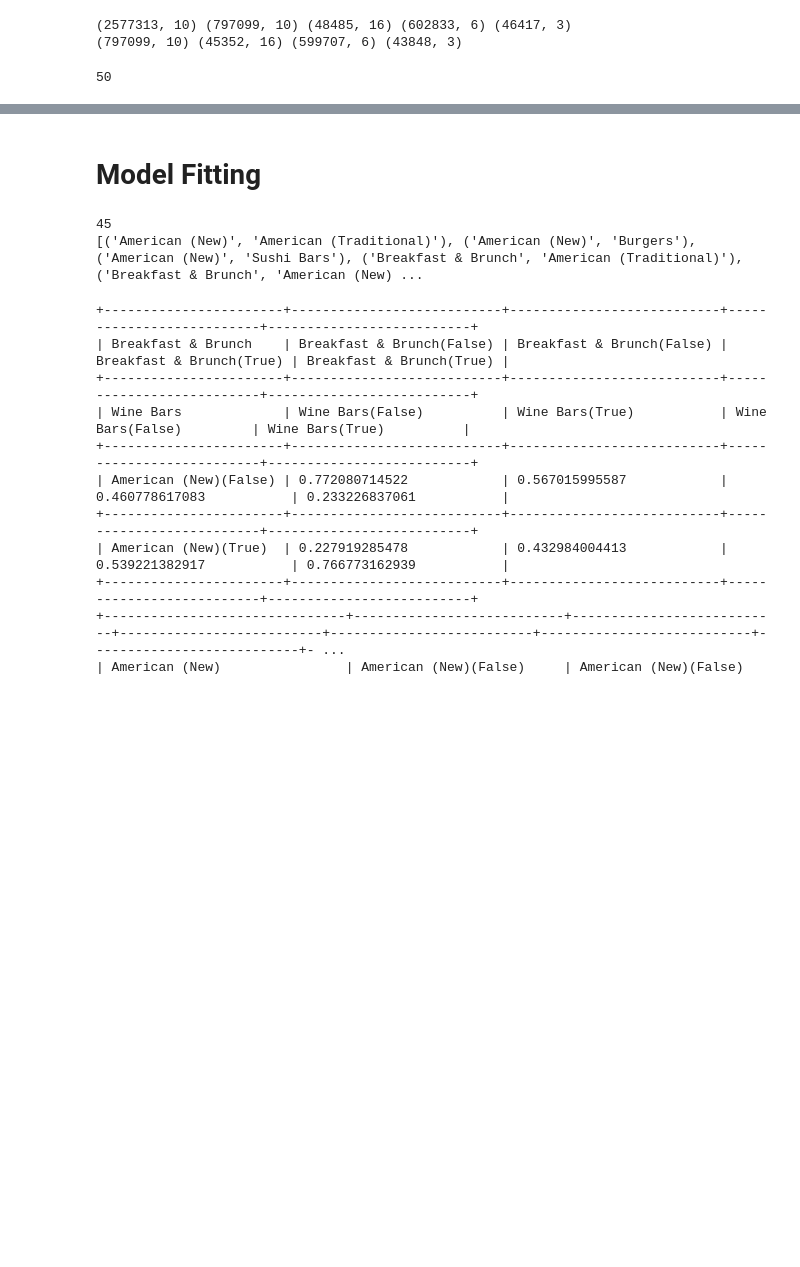
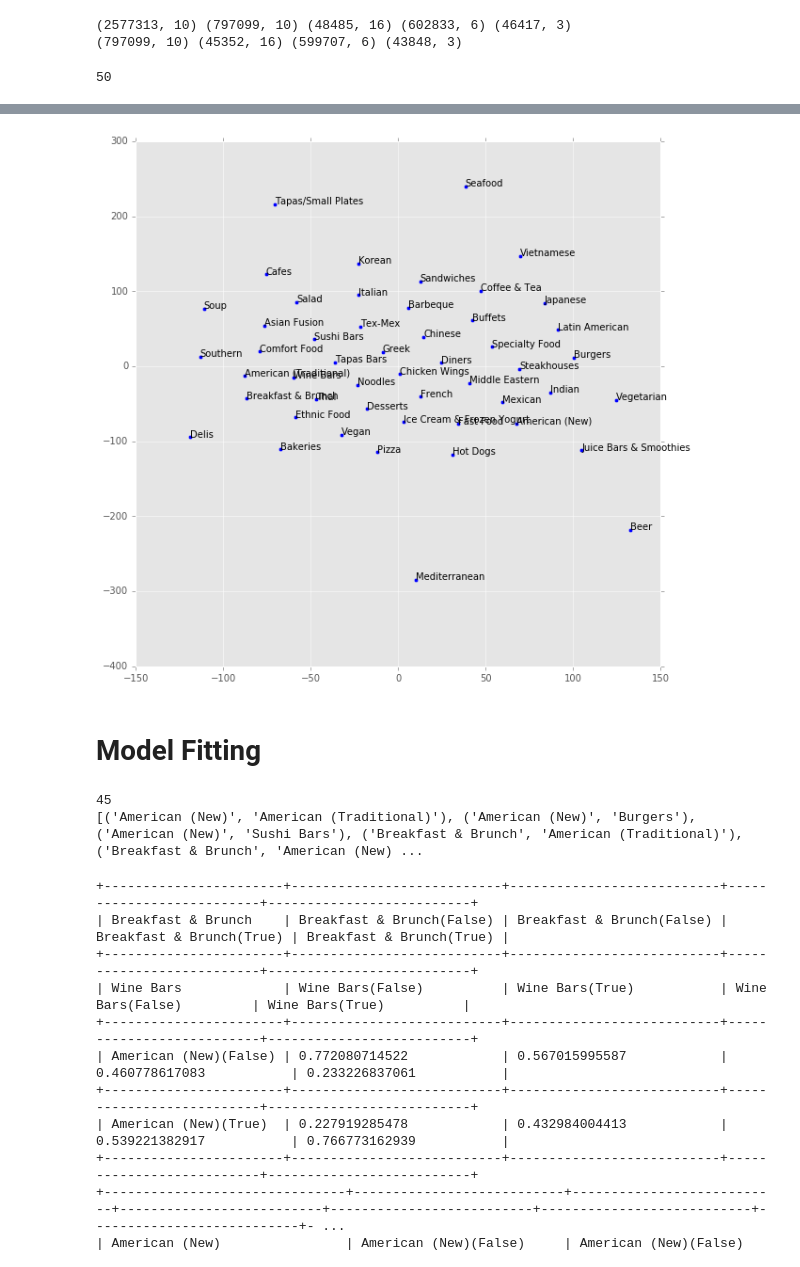
Before and after one commit to gnedivad/yelp, a Jupyter notebook: fit_pgm.ipynb, the cells around one changed output, grey strips where cells are left out. Drawn from its saved outputs; the diff is of its cells as text; code cells hidden in the pictures; blank space fills up the shorter version.

```diff
--- a/fit_pgm.ipynb
+++ b/fit_pgm.ipynb
@@ -106,14 +110,30 @@ users = review.loc[:,['user_id','business_id','stars']]
 all_reviews = users.merge(small_bus,on='business_id')
 # %%
 #liking
+grps = all_reviews.groupby(['business_id']).count() > 200
+valid_biz = grps['stars'][grps['stars'] == True].index
+
+sub_reviews = all_reviews[all_reviews.business_id.isin(valid_biz)]
+
+grps = sub_reviews.groupby(['user_id']).count() > 50
+valid_users = grps['stars'][grps['stars'] == True].index
+sub_reviews = sub_reviews[sub_reviews.user_id.isin(valid_users)]
+
 new_reviews = pd.DataFrame()
 for cat in valid_cats:
     #new_reviews[cat]= all_reviews[all_reviews[cat]].groupby('user_id').mean()['stars'] > 3
     #new_reviews[cat]= all_reviews[all_reviews[cat]].groupby('user_id').mean()['stars'] > all_reviews[all_reviews[cat]].groupby('user_id').mean()['biz_review']
     #new_reviews[cat]= all_reviews[all_reviews[cat]].groupby(['user_id','business_id']).mean()['stars'] > all_reviews[all_reviews[cat]].groupby(['user_id','business_id']).mean()['biz_review']
-    new_reviews[cat]= all_reviews[all_reviews[cat]].groupby('user_id').mean()['stars'] > all_reviews[all_reviews[cat]].groupby('user_id').mean()['biz_review']
+    new_reviews[cat]= sub_reviews[sub_reviews[cat]].groupby('user_id').mean()['stars'] - sub_reviews[sub_reviews[cat]].groupby('user_id').mean()['biz_review']
     data_sample = new_reviews
 #visting
+from sklearn.linear_model import Lasso
+ds = data_sample.copy().transpose()
+for did, data in data_sample.transpose().iteritems():
+    clf = Lasso(0.001,fit_intercept=False)
+    clf.fit()
+
+    print did,
 #data_sample = all_reviews.loc[:,[k for k in small_bus.columns if k not in ['user_id','business_id','stars']]]
 data_sample.shape, all_reviews.shape # (1500, 21) or (28,51) or (500,35)
 # %% [output]
@@ -121,3 +158,25 @@ data_sample.shape, all_reviews.shape # (1500, 21) or (28,51) or (500,35)
+# %%
+#tmp_sample = data_sample#.dropna()
+#int_cols = tmp_sample.fillna(0).astype(int)-1*((1.0 - tmp_sample.fillna(1).astype(int))) #astype(np.int)
+
+#from pylab import *
+#hist(np.array(int_cols.corr()).ravel())
+#show()
+#np.sum(int_cols.corr() > 0.25)
+data_sample.fillna(0)
+from sklearn.manifold import TSNE
+model = TSNE(n_components=2, init='random',metric='euclidean')
+pts = model.fit_transform(np.array(data_sample.fillna(0)).T)
+# %%
+import matplotlib.pyplot as plt
+%matplotlib inline
+plt.style.use('ggplot')
+plt.figure(figsize=(10,10))
+plt.scatter(pts[:,0],pts[:,1])
+for i, txt in enumerate(data_sample.columns):
+    plt.gca().annotate(txt, (pts[i,0],pts[i,1]))
+# %% [output]
+[figure, added]
 # %% [markdown]
 # Model Fitting
 # %%
```
Also changed, not shown: parts of 2 cells of this notebook, 1 other file.
